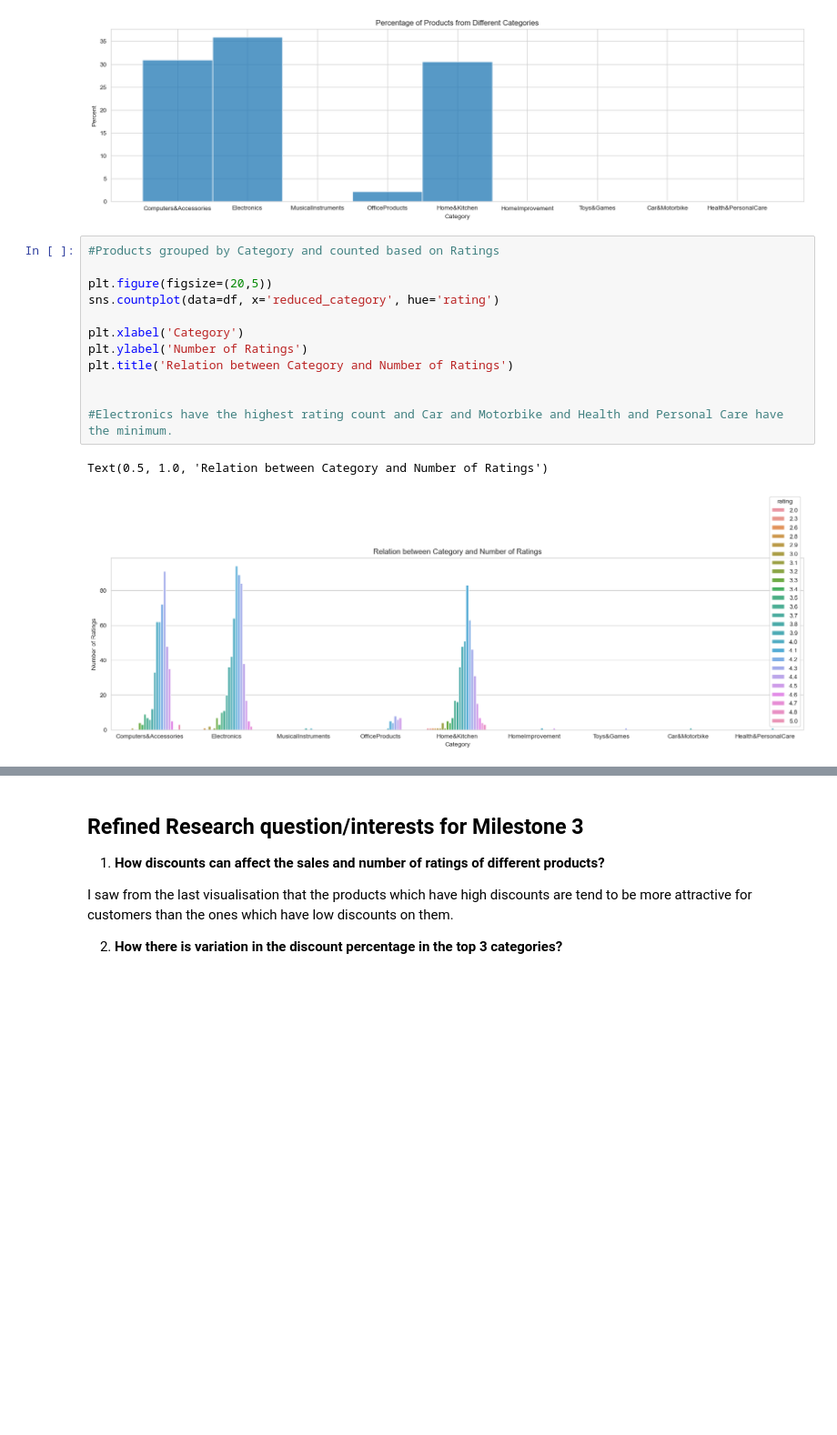
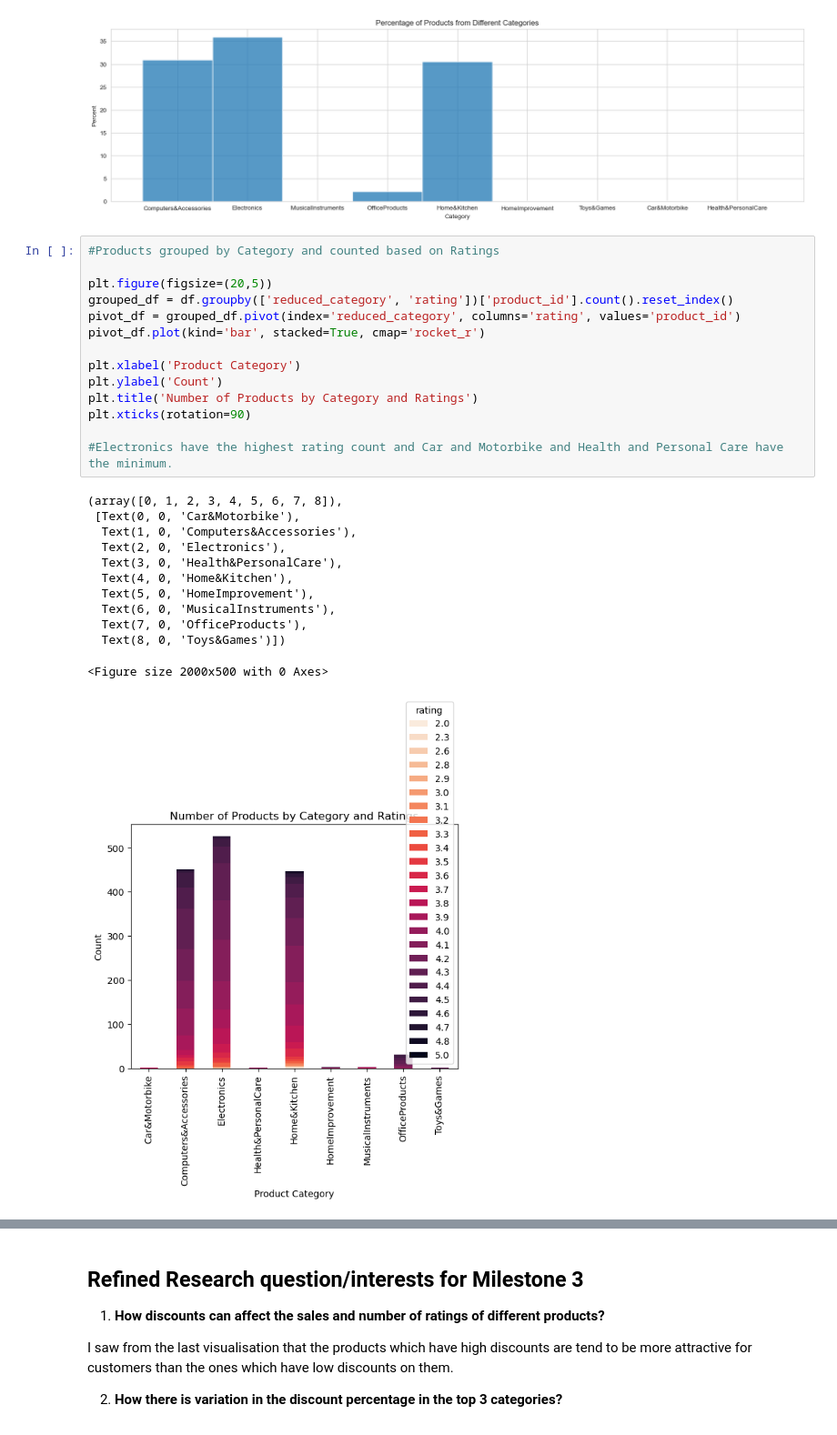
Before and after one commit to ubco-W2022T2-data301/project-group-group61, a Jupyter notebook: analysis/analysis1.ipynb, the cells around one changed output, grey strips where cells are left out. Shown at 91% size. Saved outputs shown, nothing was run; the diff lists cells and outputs as text; blank space fills up the shorter version.

```diff
--- a/analysis/analysis1.ipynb
+++ b/analysis/analysis1.ipynb
@@ -190,18 +190,30 @@ Text(0.5, 1.0, 'Percentage of Products from Different Categories')
 # %%
 #Products grouped by Category and counted based on Ratings
 
 plt.figure(figsize=(20,5))
-sns.countplot(data=df, x='reduced_category', hue='rating')
+grouped_df = df.groupby(['reduced_category', 'rating'])['product_id'].count().reset_index()
+pivot_df = grouped_df.pivot(index='reduced_category', columns='rating', values='product_id')
+pivot_df.plot(kind='bar', stacked=True, cmap='rocket_r')
 
-plt.xlabel('Category')
-plt.ylabel('Number of Ratings')
-plt.title('Relation between Category and Number of Ratings')
-
+plt.xlabel('Product Category')
+plt.ylabel('Count')
+plt.title('Number of Products by Category and Ratings')
+plt.xticks(rotation=90)
 
 #Electronics have the highest rating count and Car and Motorbike and Health and Personal Care have the minimum.
 # %% [output]
-Text(0.5, 1.0, 'Relation between Category and Number of Ratings')
+(array([0, 1, 2, 3, 4, 5, 6, 7, 8]),
+ [Text(0, 0, 'Car&Motorbike'),
+  Text(1, 0, 'Computers&Accessories'),
+  Text(2, 0, 'Electronics'),
+  Text(3, 0, 'Health&PersonalCare'),
+  Text(4, 0, 'Home&Kitchen'),
+  Text(5, 0, 'HomeImprovement'),
+  Text(6, 0, 'MusicalInstruments'),
+  Text(7, 0, 'OfficeProducts'),
+  Text(8, 0, 'Toys&Games')])
+<Figure size 2000x500 with 0 Axes>
-[figure, old version]
+[figure, new version]
 # %%
 #This plot tell us the demand (seen from number of ratings) of different products on the basis of discount_price.
 
```
Also changed, not shown: parts of 6 cells of this notebook, 2 other files.
